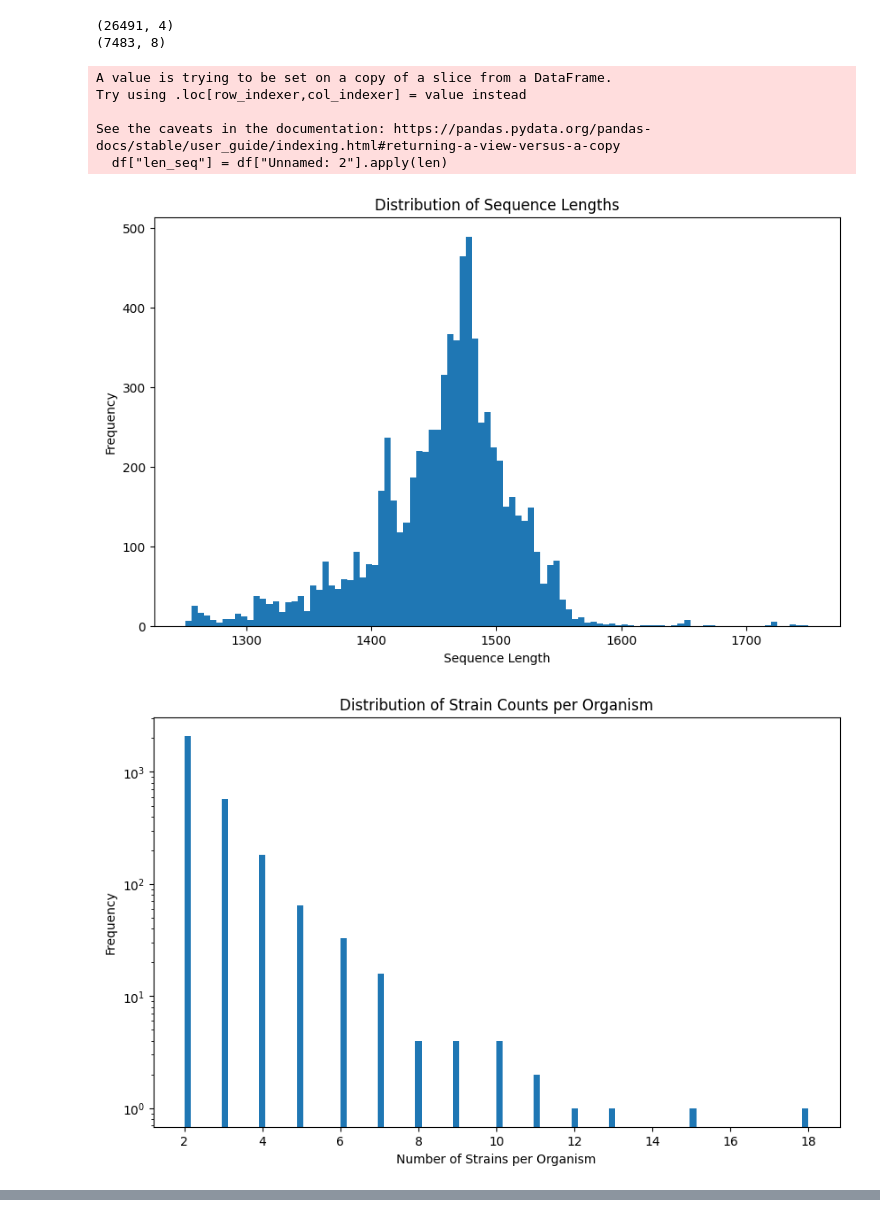
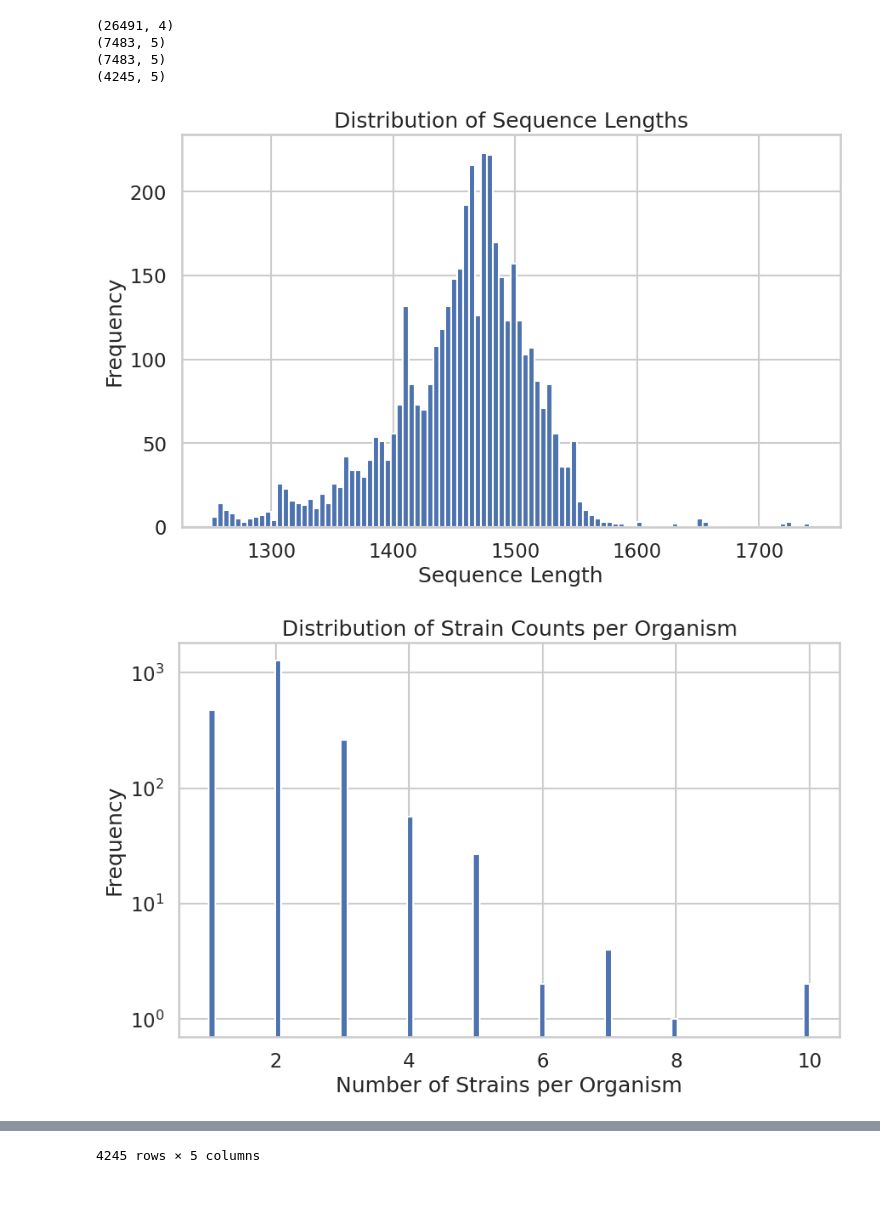
Before and after one commit to BioMatt/lossers, a Jupyter notebook: HV.ipynb, the cells around one changed output, grey strips where cells are left out. Drawn from its saved outputs; the diff is of its cells as text; code cells hidden in the pictures.

```diff
--- a/HV.ipynb
+++ b/HV.ipynb
@@ -21,39 +44,69 @@ df
 # %%
+df = pd.read_csv("data/sequence.txt", sep="\t")
 df = df[df['seq'] == ' partial sequence']
 print(df.shape)
 df["len_seq"] = df["Unnamed: 2"].apply(len)
 df = df[(df["len_seq"] >= 1250) & (df["len_seq"] <= 1750)]
 df[['accession', 'organism', 'strain']] = df.id.str.extract(r'^(NR_\d+\.\d+)\s+(.+?)\s+strain\s+(.+?)\s+16S ribosomal RNA$')
-# keep more than 1 strain per organism
 strain_counts = df['organism'].value_counts()
 organisms_to_keep = strain_counts[strain_counts > 1].index
 df = df[df['organism'].isin(organisms_to_keep)]
+df = df[['organism', 'strain', 'len_seq', 'Unnamed: 2']]
+df = df.rename(columns={'Unnamed: 2': 'sequence'})
+df['genus'] = df['organism'].apply(lambda x: x.split()[0])
+print(df.shape)
+df.dropna(inplace=True)
+print(df.shape)
+df = df[['organism', 'genus', 'strain', 'len_seq', 'sequence']]
+
+genus_counts = df['genus'].value_counts()
+# randomly subsample same number of strains from each genus
+dfs = []
+for genus, count in genus_counts.items():
+    df_genus = df[df['genus'] == genus]
+    if count > 10:
+        df_genus = df_genus.sample(n=10, random_state=42)
+    dfs.append(df_genus)
+df = pd.concat(dfs)
+
 print(df.shape)
 # print(df.head())
 import matplotlib.pyplot as plt
 plt.figure(figsize=(10, 6))
 plt.hist(df["len_seq"], bins=100)
 plt.xlabel("Sequence Length")
 plt.ylabel("Frequency")
 plt.title("Distribution of Sequence Lengths")
 plt.show()
 
 # number of strains in organisms with more than 10 strains
 strain_counts = df['organism'].value_counts()
 plt.figure(figsize=(10, 6))
 plt.hist(strain_counts, bins=100)
 plt.xlabel("Number of Strains per Organism")
 plt.ylabel("Frequency")
 plt.title("Distribution of Strain Counts per Organism")
 plt.yscale('log')
 plt.show()
+
+genus_counts = df['genus'].value_counts()
+plt.figure(figsize=(10, 6))
+plt.hist(genus_counts, bins=100)
+plt.xlabel("Number of Organisms per Genus")
+plt.ylabel("Frequency")
+plt.title("Distribution of Organism Counts per Genus")
+plt.yscale('log')
+plt.show()
+
+sorted_genus_counts = genus_counts.sort_values(ascending=False)
+for organism, count in sorted_genus_counts.items():
+    print(f"{organism}:\t\t{count}")
+
+df
 # %% [output]
 (26491, 4)
-(7483, 8)
+(7483, 5)
+(7483, 5)
+(4245, 5)
-A value is trying to be set on a copy of a slice from a DataFrame.
-Try using .loc[row_indexer,col_indexer] = value instead
-
-See the caveats in the documentation: https://pandas.pydata.org/pandas-docs/stable/user_guide/indexing.html#returning-a-view-versus-a-copy
-  df["len_seq"] = df["Unnamed: 2"].apply(len)
-[figure, old version]
+[figure, new version]
-[figure, old version]
+[figure, new version]
@@ -59,0 +143 @@ See the caveats in the documentation: https://pandas.pydata.org/pandas-docs/stab
+4245 rows × 5 columns
```
Also changed, not shown: parts of 9 cells of this notebook, 1 other file.
